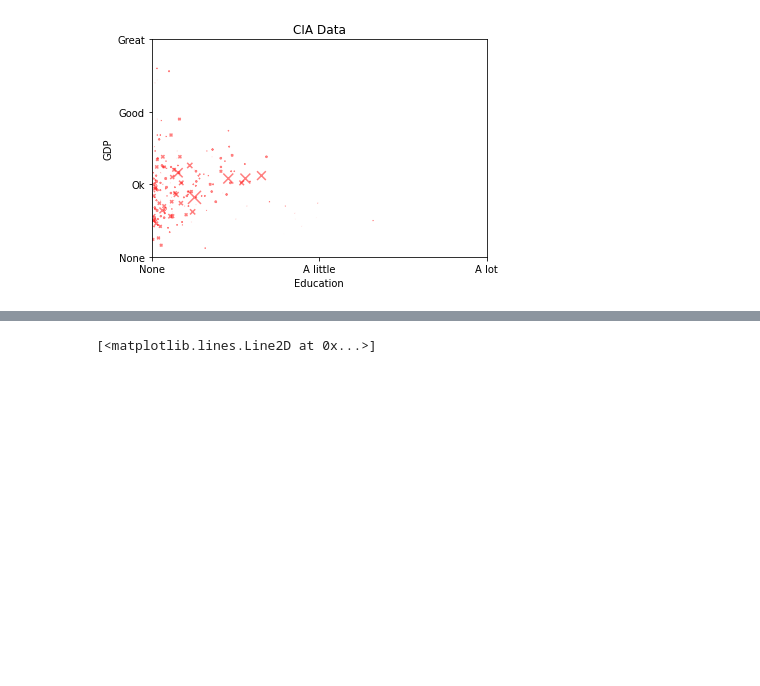
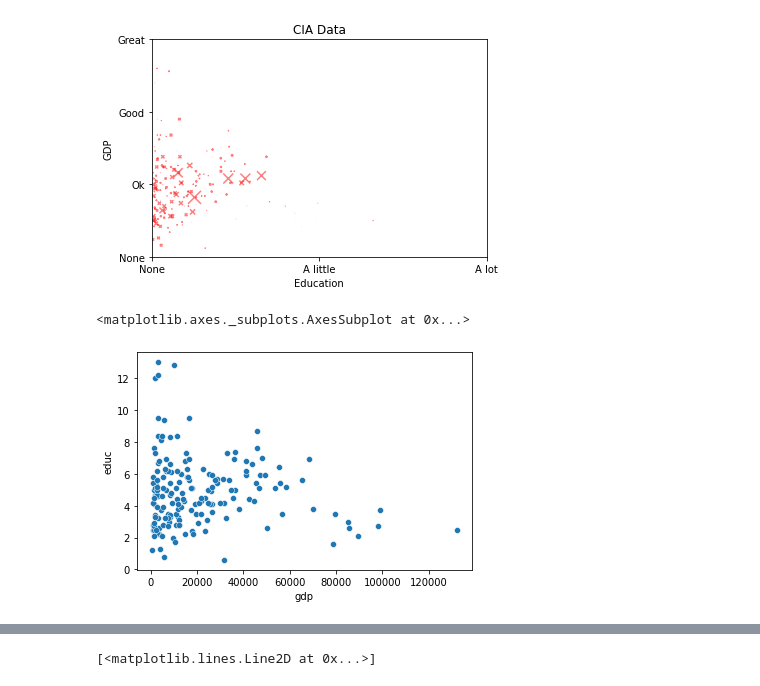
Before and after one commit to gjm112/DSCI401, a Jupyter notebook: Data_Visualization.ipynb, the cells around one changed output, grey strips where cells are left out. Drawn from its saved outputs; the diff is of its cells as text; code cells hidden in the pictures; blank space fills up the shorter version.

```diff
--- a/Data_Visualization.ipynb
+++ b/Data_Visualization.ipynb
@@ -108,3 +106,9 @@ plt.yticks([0,5,10,15],["None","Ok","Good","Great"])
   Text(0, 0, 'Good'),
   Text(0, 0, 'Great')])
 [figure]
+# %%
+import seaborn as sns
+sns.scatterplot(CIA.gdp, CIA.educ)
+# %% [output]
+<matplotlib.axes._subplots.AxesSubplot at 0x...>
+[figure, added]
```
Also changed, not shown: parts of 9 cells of this notebook.
